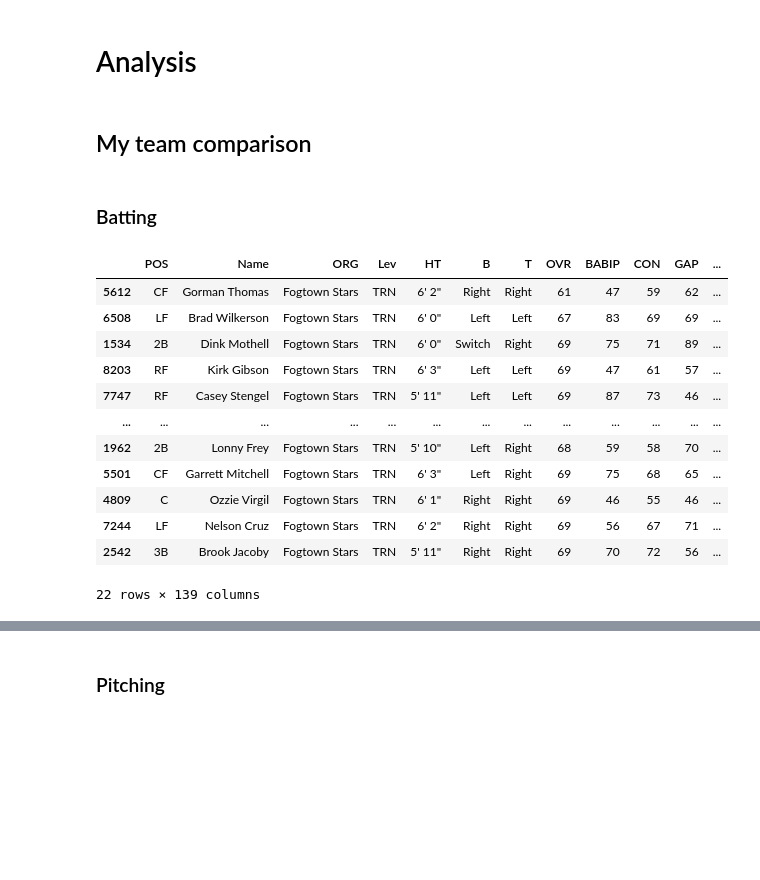
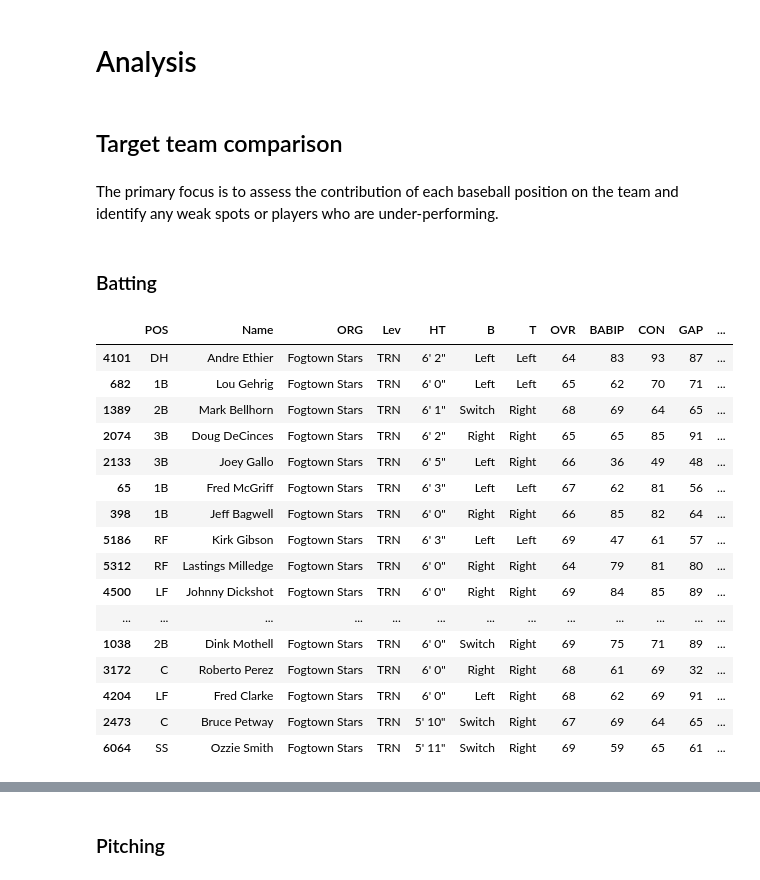
Before and after one commit to AdVarga90/Projects, a Jupyter notebook: OOTP/OOTP24.ipynb, the cells around one changed output, grey strips where cells are left out. Cells and saved outputs as stored; diff of their text form; code cells hidden in the pictures; blank space fills up the shorter version.

```diff
--- a/OOTP/OOTP24.ipynb
+++ b/OOTP/OOTP24.ipynb
@@ -57,20 +57,22 @@ for file in tqdm(html_files):
     # Reading the HTML file into a pandas DataFrame
     df = pd.read_html(file, flavor = 'bs4', skiprows=[0])[0]
 
-    # delete the first row
     df = df.drop(0)
-    # set the header and drop the row
     df = df.rename(columns=df.iloc[0]).drop(df.index[0])
 
-    # Check for duplicate column names
     duplicate_cols = df.columns[df.columns.duplicated()]
-    # print(duplicate_cols)
 
     # Get a boolean mask indicating which column names are duplicates
     dupe_mask = df.columns.duplicated()
 
     # Add a suffix to duplicate column names
     df.columns = df.columns.where(~dupe_mask, df.columns + '_other')
+
+    # Add column with timestamp (file name)
+    # To be used to filter out old logs
+    base_name = os.path.basename(file)
+    file_name, file_extension = os.path.splitext(base_name)
+    df['file_name'] = file_name
 
     # Concatenate the DataFrames for pitchers and batters independently
     if df.columns[6] == "STU":
@@ -80,9 +82,7 @@ for file in tqdm(html_files):
     else:
         # Drop first column for batters
         df = df.drop(df.columns[0], axis=1)
-        # Concat
         df_batters = pd.concat([df_batters, df])
-        # Move
         shutil.move(file, destination_folder_batters)
 # %%
 # Store unaggregated data between sessions in parquet file
@@ -184,6 +190,6 @@ ip9_list = []
 
 for item in df_pitchers[df_pitchers.iloc[:, 44:].columns]:
     if item not in wm_col:
-            if item != 'IP':
+            if (item != 'IP') & (item != 'file_name'):
                 ip9_list.append(item)
 # %%
@@ -244,18 +245,18 @@ df_pitchers_agg['IP'] = df_pitchers_agg_IP
 ### Batter aggregations
 # %%
 pa600_list = ['G', 'GS','AB', 'H', '1B_other', '2B_other', '3B_other', 'HR', 'RBI', 'R', 'BB', 'IBB', 'HP', 'SH', 'SF', 'CI', 'SO', 'GIDP', 'EBH', 'TB', 'WPA', 'wRC', 'wRAA', 'WAR', 'SB', 'CS', 'BatR', 'wSB', 'UBR', 'BsR', 'G_other', 'GS_other', 'TC', 'A', 'PO', 'E', 'DP', 'TP', 'SBA', 'RTO']
-wm_def_col = ['PB', 'CER', 'BIZ-R', 'BIZ-Rm', 'BIZ-L', 'BIZ-Lm', 'BIZ-E', 'BIZ-Em', 'BIZ-U', 'BIZ-Um', 'BIZ-Z', 'BIZ-Zm', 'BIZ-I', 'FRM', 'ARM']
+wm_def_col = ['ZR', 'PCT','PB', 'CER', 'BIZ-R', 'BIZ-Rm', 'BIZ-L', 'BIZ-Lm', 'BIZ-E', 'BIZ-Em', 'BIZ-U', 'BIZ-Um', 'BIZ-Z', 'BIZ-Zm', 'BIZ-I', 'FRM', 'ARM']
 
 wm_col = []
 
 for item in df_batters[df_batters.iloc[:, 53:].columns]:
     if item not in pa600_list:
         if item not in wm_def_col:
-#             if (item != 'PA') & ( item != 'IP'):
+            if (item != 'file_name'):
                 wm_col.append(item)
 # %%
 # Aggregation per player and team
-df_batters_agg_team = df_batters.copy()
+df_batters_agg_team = df_batters.drop(columns=['file_name']).copy()
 
 df_batters_agg_team['PA_WM'] = df_batters_agg_team['PA']
 df_batters_agg_team['IP_WM'] = df_batters_agg_team['IP']
@@ -269,12 +270,12 @@ df_batters_agg_team = df_batters_agg_team.groupby(df_batters_agg_team.iloc[:, :5
 # Reset index
 df_batters_agg_team = df_batters_agg_team.reset_index()
 
-# Calculate statistics per 600 PAs and update the corresponding columns
+# Calculate statistics per 600 PAs (and 9 inning) and update the corresponding columns
 df_batters_agg_team[wm_col] = df_batters_agg_team[wm_col].div(df_batters_agg_team['PA_WM'], axis=0)
 df_batters_agg_team[pa600_list] = df_batters_agg_team[pa600_list].div(df_batters_agg_team['PA_WM'], axis=0)
 df_batters_agg_team[wm_def_col] = df_batters_agg_team[wm_def_col].div(df_batters_agg_team['IP_WM'], axis=0)
 df_batters_agg_team[pa600_list] = df_batters_agg_team[pa600_list].div(df_batters_agg_team['PA'], axis=0).mul(600, axis=0)
-df_batters_agg_team[wm_def_col] = df_batters_agg_team[wm_def_col].div(df_batters_agg_team['IP'], axis=0).mul(1000, axis=0)
+df_batters_agg_team[wm_def_col] = df_batters_agg_team[wm_def_col].div(df_batters_agg_team['IP'], axis=0).mul(9, axis=0)
 # %%
 # Aggregation per player
 df_batters_agg = df_batters.copy()
@@ -412,22 +456,29 @@ df_team_agg['AVG_KS'].replace({None: 50}, inplace=True)
 # %% [markdown]
 # Analysis
 # %% [markdown]
-## My team comparison
+## Target team comparison
+# %% [markdown]
+The primary focus is to assess the contribution of each baseball position on the team and identify any weak spots or players who are under-performing.
 # %% [markdown]
 ### Batting
 # %%
-df_batters_agg_team[df_batters_agg_team['ORG'] == 'Fogtown Stars'].sort_values('WAR', ascending=False)
+pd.set_option('display.max_rows', 50)
+df_batters_agg_team[(df_batters_agg_team['ORG'] == 'Fogtown Stars') & (df_batters_agg_team['PA_WM'] > 100)].sort_values('OPS', ascending=False)
 # %% [output]
 |  | POS | Name | ORG | Lev | HT | B | T | OVR | BABIP | CON | GAP | ... |
-| 5612 | CF | Gorman Thomas | Fogtown Stars | TRN | 6' 2" | Right | Right | 61 | 47 | 59 | 62 | ... |
-| 6508 | LF | Brad Wilkerson | Fogtown Stars | TRN | 6' 0" | Left | Left | 67 | 83 | 69 | 69 | ... |
-| 1534 | 2B | Dink Mothell | Fogtown Stars | TRN | 6' 0" | Switch | Right | 69 | 75 | 71 | 89 | ... |
-| 8203 | RF | Kirk Gibson | Fogtown Stars | TRN | 6' 3" | Left | Left | 69 | 47 | 61 | 57 | ... |
-| 7747 | RF | Casey Stengel | Fogtown Stars | TRN | 5' 11" | Left | Left | 69 | 87 | 73 | 46 | ... |
+| 4101 | DH | Andre Ethier | Fogtown Stars | TRN | 6' 2" | Left | Left | 64 | 83 | 93 | 87 | ... |
+| 682 | 1B | Lou Gehrig | Fogtown Stars | TRN | 6' 0" | Left | Left | 65 | 62 | 70 | 71 | ... |
+| 1389 | 2B | Mark Bellhorn | Fogtown Stars | TRN | 6' 1" | Switch | Right | 68 | 69 | 64 | 65 | ... |
+| 2074 | 3B | Doug DeCinces | Fogtown Stars | TRN | 6' 2" | Right | Right | 65 | 65 | 85 | 91 | ... |
+| 2133 | 3B | Joey Gallo | Fogtown Stars | TRN | 6' 5" | Left | Right | 66 | 36 | 49 | 48 | ... |
+| 65 | 1B | Fred McGriff | Fogtown Stars | TRN | 6' 3" | Left | Left | 67 | 62 | 81 | 56 | ... |
+| 398 | 1B | Jeff Bagwell | Fogtown Stars | TRN | 6' 0" | Right | Right | 66 | 85 | 82 | 64 | ... |
+| 5186 | RF | Kirk Gibson | Fogtown Stars | TRN | 6' 3" | Left | Left | 69 | 47 | 61 | 57 | ... |
+| 5312 | RF | Lastings Milledge | Fogtown Stars | TRN | 6' 0" | Right | Right | 64 | 79 | 81 | 80 | ... |
+| 4500 | LF | Johnny Dickshot | Fogtown Stars | TRN | 6' 0" | Right | Right | 69 | 84 | 85 | 89 | ... |
 | ... | ... | ... | ... | ... | ... | ... | ... | ... | ... | ... | ... | ... |
-| 1962 | 2B | Lonny Frey | Fogtown Stars | TRN | 5' 10" | Left | Right | 68 | 59 | 58 | 70 | ... |
-| 5501 | CF | Garrett Mitchell | Fogtown Stars | TRN | 6' 3" | Left | Right | 69 | 75 | 68 | 65 | ... |
-| 4809 | C | Ozzie Virgil | Fogtown Stars | TRN | 6' 1" | Right | Right | 69 | 46 | 55 | 46 | ... |
-| 7244 | LF | Nelson Cruz | Fogtown Stars | TRN | 6' 2" | Right | Right | 69 | 56 | 67 | 71 | ... |
-| 2542 | 3B | Brook Jacoby | Fogtown Stars | TRN | 5' 11" | Right | Right | 69 | 70 | 72 | 56 | ... |
+| 1038 | 2B | Dink Mothell | Fogtown Stars | TRN | 6' 0" | Switch | Right | 69 | 75 | 71 | 89 | ... |
+| 3172 | C | Roberto Perez | Fogtown Stars | TRN | 6' 0" | Right | Right | 68 | 61 | 69 | 32 | ... |
+| 4204 | LF | Fred Clarke | Fogtown Stars | TRN | 6' 0" | Left | Right | 68 | 62 | 69 | 91 | ... |
+| 2473 | C | Bruce Petway | Fogtown Stars | TRN | 5' 10" | Switch | Right | 67 | 69 | 64 | 65 | ... |
+| 6064 | SS | Ozzie Smith | Fogtown Stars | TRN | 5' 11" | Switch | Right | 69 | 59 | 65 | 61 | ... |
-22 rows × 139 columns
```
Also changed, not shown: parts of 162 cells of this notebook.
